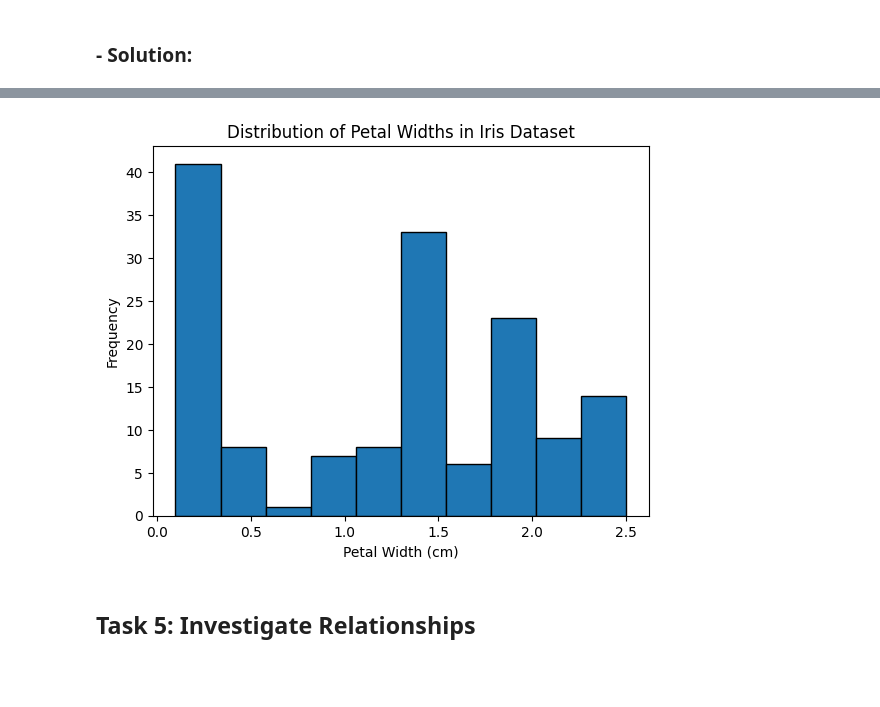
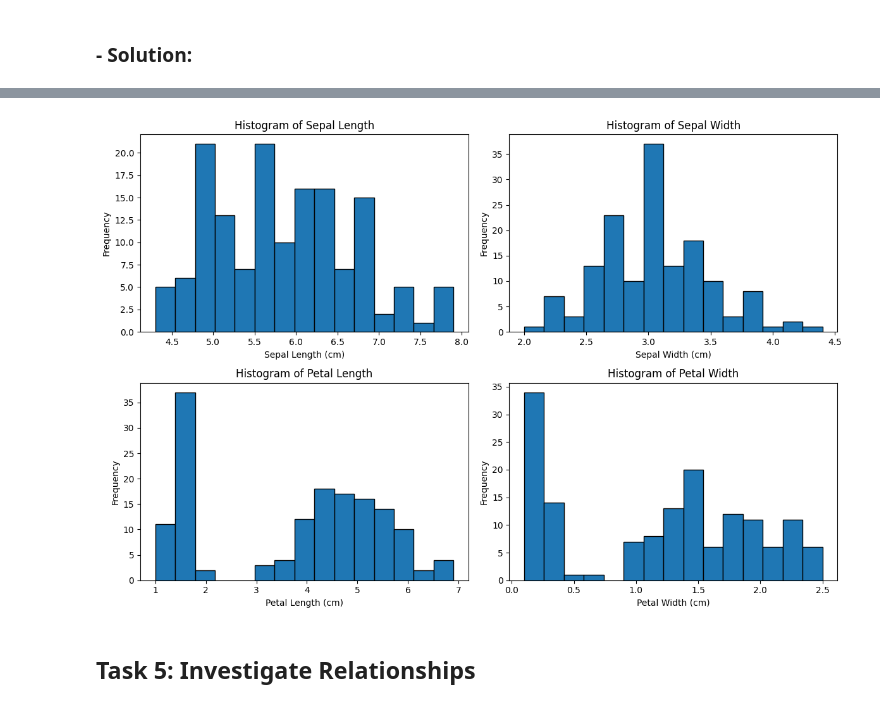
Before and after one commit to elainecazetta/principles_of_data_analytics, a Jupyter notebook: tasks.ipynb, the cells around one changed output, grey strips where cells are left out. Saved outputs shown, nothing was run; the diff lists cells and outputs as text; code cells hidden in the pictures; blank space fills up the shorter version.

```diff
--- a/tasks.ipynb
+++ b/tasks.ipynb
@@ -228,16 +181,45 @@ plt.show()
-# %%
-# Create the histogram for sepal width
-plt.hist(df["petal width (cm)"], bins=10, edgecolor='black')
-
-# Add titles and labels
-plt.title("Distribution of Petal Widths in Iris Dataset")
-plt.xlabel("Petal Width (cm)")
-plt.ylabel("Frequency")
-
-# Show the plot
-plt.show()
-# %% [output]
-[figure, removed]
+# %%
+# Imports:
+#
+# Plots
+import matplotlib.pyplot as plt
+
+# Create the figure
+plt.figure(figsize=(12, 8))
+
+# Sepal Length
+plt.subplot(2, 2, 1)
+plt.hist(df['sepal length (cm)'], bins=15, edgecolor='black')
+plt.title('Histogram of Sepal Length')
+plt.xlabel('Sepal Length (cm)')
+plt.ylabel('Frequency')
+
+# Sepal Width
+plt.subplot(2, 2, 2)
+plt.hist(df['sepal width (cm)'], bins=15, edgecolor='black')
+plt.title('Histogram of Sepal Width')
+plt.xlabel('Sepal Width (cm)')
+plt.ylabel('Frequency')
+
+# Petal Length
+plt.subplot(2, 2, 3)
+plt.hist(df['petal length (cm)'], bins=15, edgecolor='black')
+plt.title('Histogram of Petal Length')
+plt.xlabel('Petal Length (cm)')
+plt.ylabel('Frequency')
+
+# Petal Width
+plt.subplot(2, 2, 4)
+plt.hist(df['petal width (cm)'], bins=15, edgecolor='black')
+plt.title('Histogram of Petal Width')
+plt.xlabel('Petal Width (cm)')
+plt.ylabel('Frequency')
+
+# Adjust spacing
+plt.tight_layout()
+plt.show()
+# %% [output]
+[figure, added]
 # %% [markdown]
 ## Task 5: Investigate Relationships
 # %% [markdown]
```
Also changed, not shown: parts of 3 cells of this notebook.
